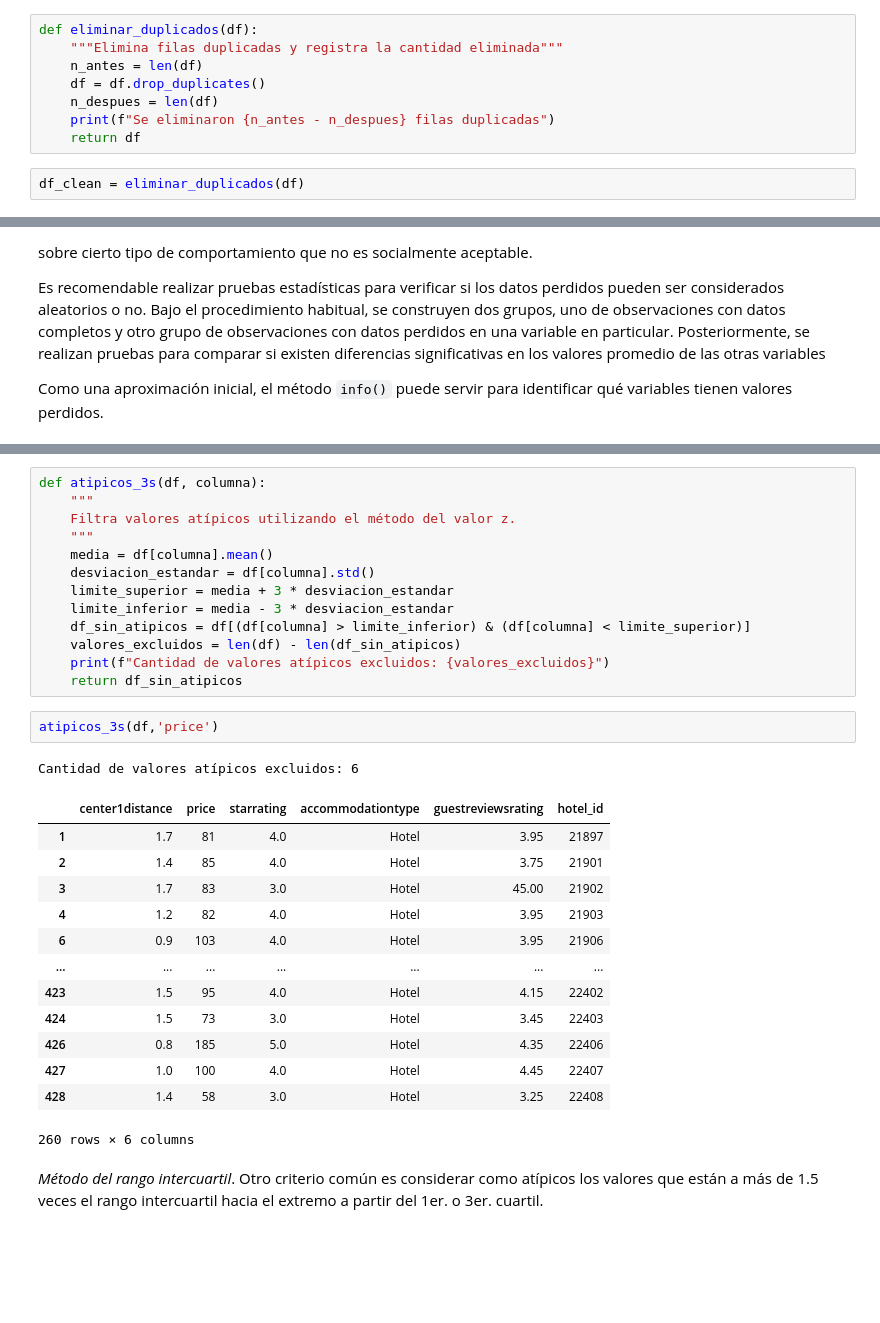
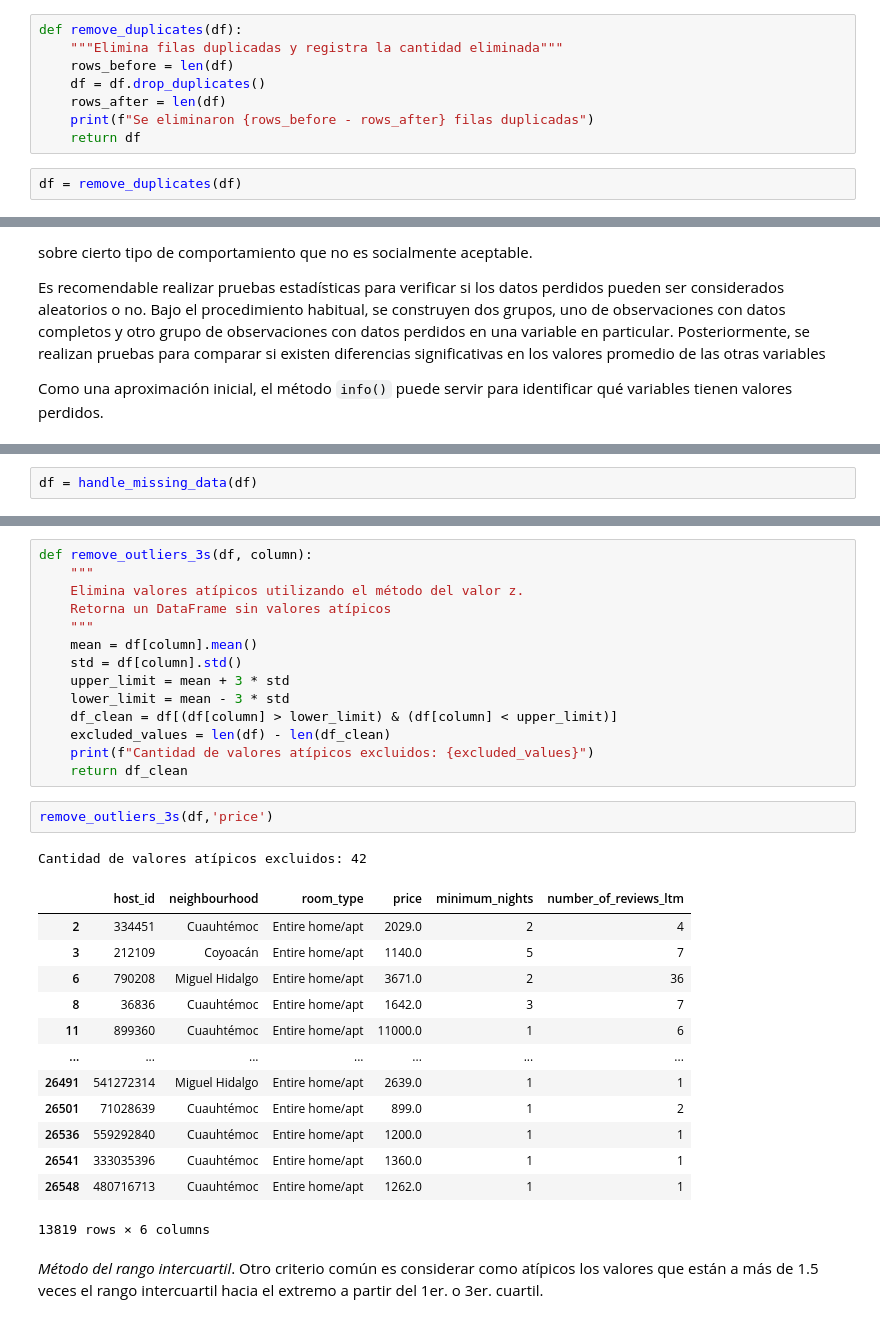
Before and after one commit to adan-rs/AnalisisDatos, a Jupyter notebook: s02_exploracion_datos/04_Preparacion_datos.ipynb, the cells around one changed output, grey strips where cells are left out. Drawn from its saved outputs; the diff is of its cells as text; blank space fills up the shorter version.

```diff
--- a/s02_exploracion_datos/04_Preparacion_datos.ipynb
+++ b/s02_exploracion_datos/04_Preparacion_datos.ipynb
@@ -70,13 +170,13 @@ df[df.duplicated()]
 Una opción para eliminar datos duplicados es usar *drop_duplicates()*. En nuestro ejemplo sería: `df.drop_duplicates()`. Esto sólo elimina observaciones filas duplicadas en todas las variables. De manera predeterminada, solamente conserva la primera fila de ellas.
 En algunas ocasiones necesitaremos eliminar observaciones duplicadas en solamente algunas variables. En ese caso se puede agregar un listado con el argumento *subset*, por ejemplo: `df = df.drop_duplicates(subset=['hotel_id'])`
 # %%
-def eliminar_duplicados(df):
+def remove_duplicates(df):
     """Elimina filas duplicadas y registra la cantidad eliminada"""
-    n_antes = len(df)
+    rows_before = len(df)
     df = df.drop_duplicates()
-    n_despues = len(df)
-    print(f"Se eliminaron {n_antes - n_despues} filas duplicadas")
+    rows_after = len(df)
+    print(f"Se eliminaron {rows_before - rows_after} filas duplicadas")
     return df
 # %%
-df_clean = eliminar_duplicados(df)
+df = remove_duplicates(df)
 # %% [output]
@@ -167,0 +278,2 @@ def manejar_datos_perdidos(df):
+# %%
+df = handle_missing_data(df)
@@ -175,35 +305,36 @@ Si el valor extremo es un error de captura o parte de otra población lo recomen
 *Método del valor z*
 En este enfoque un valor atípico es aquel que esté a más de tres desviaciones estándar a partir de la media.
 # %%
-def atipicos_3s(df, columna):
+def remove_outliers_3s(df, column):
     """
-    Filtra valores atípicos utilizando el método del valor z.
+    Elimina valores atípicos utilizando el método del valor z.
+    Retorna un DataFrame sin valores atípicos
     """
-    media = df[columna].mean()
-    desviacion_estandar = df[columna].std()
-    limite_superior = media + 3 * desviacion_estandar
-    limite_inferior = media - 3 * desviacion_estandar
-    df_sin_atipicos = df[(df[columna] > limite_inferior) & (df[columna] < limite_superior)]
-    valores_excluidos = len(df) - len(df_sin_atipicos)
-    print(f"Cantidad de valores atípicos excluidos: {valores_excluidos}")
-    return df_sin_atipicos
+    mean = df[column].mean()
+    std = df[column].std()
+    upper_limit = mean + 3 * std
+    lower_limit = mean - 3 * std
+    df_clean = df[(df[column] > lower_limit) & (df[column] < upper_limit)]
+    excluded_values = len(df) - len(df_clean)
+    print(f"Cantidad de valores atípicos excluidos: {excluded_values}")
+    return df_clean
 # %%
-atipicos_3s(df,'price')
+remove_outliers_3s(df,'price')
 # %% [output]
-Cantidad de valores atípicos excluidos: 6
+Cantidad de valores atípicos excluidos: 42
-|  | center1distance | price | starrating | accommodationtype | guestreviewsrating | hotel_id |
-| 1 | 1.7 | 81 | 4.0 | Hotel | 3.95 | 21897 |
-| 2 | 1.4 | 85 | 4.0 | Hotel | 3.75 | 21901 |
-| 3 | 1.7 | 83 | 3.0 | Hotel | 45.00 | 21902 |
-| 4 | 1.2 | 82 | 4.0 | Hotel | 3.95 | 21903 |
-| 6 | 0.9 | 103 | 4.0 | Hotel | 3.95 | 21906 |
+|  | host_id | neighbourhood | room_type | price | minimum_nights | number_of_reviews_ltm |
+| 2 | 334451 | Cuauhtémoc | Entire home/apt | 2029.0 | 2 | 4 |
+| 3 | 212109 | Coyoacán | Entire home/apt | 1140.0 | 5 | 7 |
+| 6 | 790208 | Miguel Hidalgo | Entire home/apt | 3671.0 | 2 | 36 |
+| 8 | 36836 | Cuauhtémoc | Entire home/apt | 1642.0 | 3 | 7 |
+| 11 | 899360 | Cuauhtémoc | Entire home/apt | 11000.0 | 1 | 6 |
 | ... | ... | ... | ... | ... | ... | ... |
-| 423 | 1.5 | 95 | 4.0 | Hotel | 4.15 | 22402 |
-| 424 | 1.5 | 73 | 3.0 | Hotel | 3.45 | 22403 |
-| 426 | 0.8 | 185 | 5.0 | Hotel | 4.35 | 22406 |
-| 427 | 1.0 | 100 | 4.0 | Hotel | 4.45 | 22407 |
-| 428 | 1.4 | 58 | 3.0 | Hotel | 3.25 | 22408 |
+| 26491 | 541272314 | Miguel Hidalgo | Entire home/apt | 2639.0 | 1 | 1 |
+| 26501 | 71028639 | Cuauhtémoc | Entire home/apt | 899.0 | 1 | 2 |
+| 26536 | 559292840 | Cuauhtémoc | Entire home/apt | 1200.0 | 1 | 1 |
+| 26541 | 333035396 | Cuauhtémoc | Entire home/apt | 1360.0 | 1 | 1 |
+| 26548 | 480716713 | Cuauhtémoc | Entire home/apt | 1262.0 | 1 | 1 |
-260 rows × 6 columns
+13819 rows × 6 columns
 # %% [markdown]
 *Método del rango intercuartil*. Otro criterio común es considerar como atípicos los valores que están a más de 1.5 veces el rango intercuartil hacia el extremo a partir del 1er. o 3er. cuartil.
 # %%
```
Also changed, not shown: parts of 40 cells of this notebook, 2 other files.
